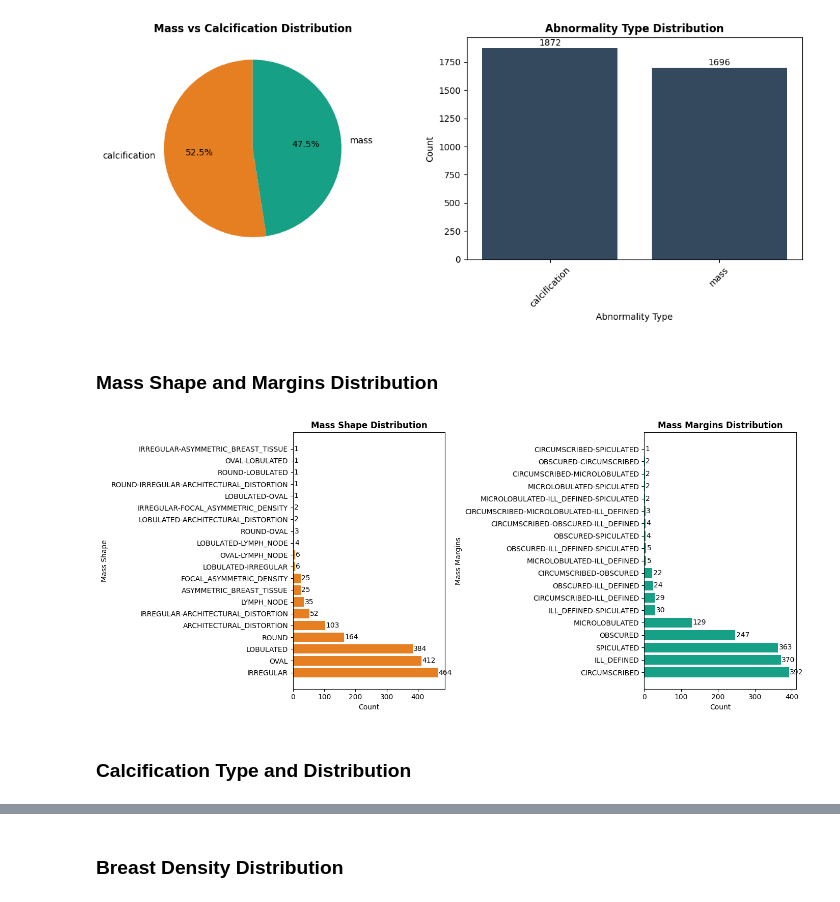
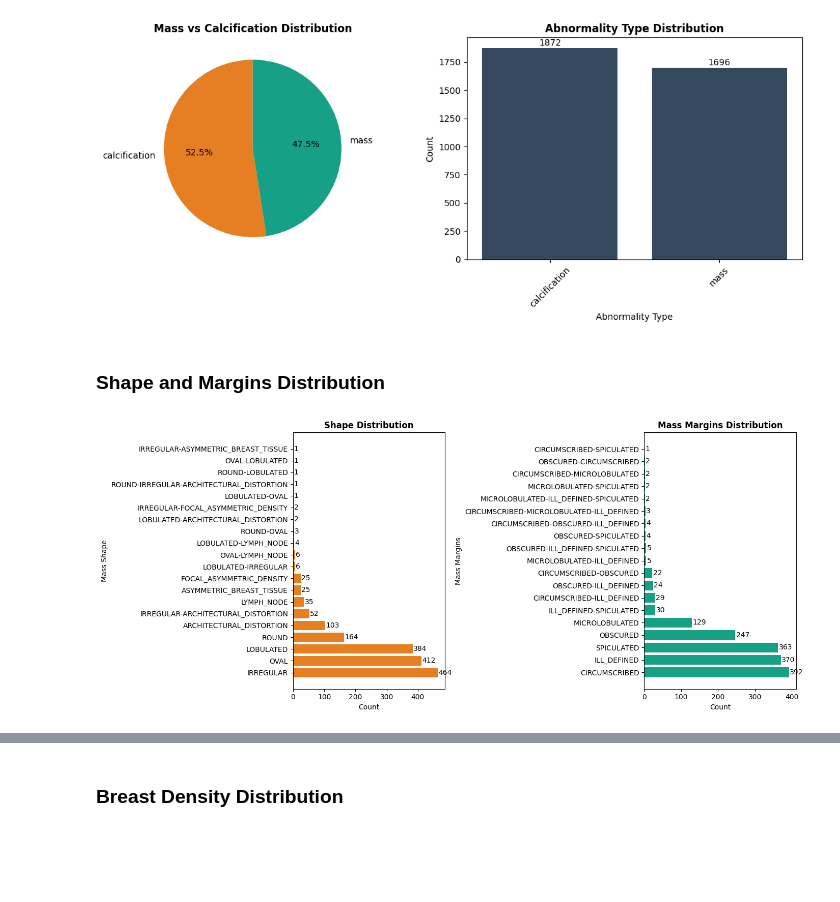
Before and after one commit to lextoumbourou/cm3070-final-project, a Jupyter notebook: notebooks/01-cbis-ddsm.ipynb, the cells around one changed output, grey strips where cells are left out. Saved outputs shown, nothing was run; the diff lists cells and outputs as text; code cells hidden in the pictures; blank space fills up the shorter version.

```diff
--- a/notebooks/01-cbis-ddsm.ipynb
+++ b/notebooks/01-cbis-ddsm.ipynb
@@ -82,0 +94,10 @@ len(all_df[all_df["abnormality type"] == "calcification"].patient_id.unique())
+# %%
+fig, ax = plt.subplots(figsize=(10, 5))
+images_per_patient.value_counts().sort_index().plot(kind='bar', ax=ax, color='#3498db', edgecolor='black')
+ax.set_title('Distribution of Images per Patient', fontsize=12, fontweight='bold')
+ax.set_xlabel('Number of Images')
+ax.set_ylabel('Number of Patients')
+for i, v in enumerate(images_per_patient.value_counts().sort_index().values):
+    ax.text(i, v + 2, str(v), ha='center', va='bottom')
+plt.tight_layout()
+plt.show()
@@ -339,7 +398,7 @@ We explore the distribution over each dataset.
 fig, axes = plt.subplots(1, 3, figsize=(16, 5))
 
 # Overall pathology distribution
-pathology_counts = all_data_df['pathology'].value_counts()
+pathology_counts = all_df['pathology'].value_counts()
 axes[0].bar(pathology_counts.index, pathology_counts.values, color=['#2ecc71', '#3498db', '#e74c3c'])
 axes[0].set_title('Overall Pathology Distribution', fontsize=12, fontweight='bold')
 axes[0].set_xlabel('Pathology')
@@ -349,7 +408,7 @@ for i, v in enumerate(pathology_counts.values):
     axes[0].text(i, v + 5, str(v), ha='center', va='bottom')
 
 # Mass pathology distribution
-mass_pathology = all_mass_df['pathology'].value_counts()
+mass_pathology = all_df[all_df['abnormality type'] == "mass"]['pathology'].value_counts()
 axes[1].bar(mass_pathology.index, mass_pathology.values, color=['#2ecc71', '#3498db', '#e74c3c'])
 axes[1].set_title('Mass Pathology Distribution', fontsize=12, fontweight='bold')
 axes[1].set_xlabel('Pathology')
@@ -359,7 +418,7 @@ for i, v in enumerate(mass_pathology.values):
     axes[1].text(i, v + 5, str(v), ha='center', va='bottom')
 
 # Calcification pathology distribution
-calc_pathology = all_calc_df['pathology'].value_counts()
+calc_pathology = all_df[all_df['abnormality type'] == "calcification"]['pathology'].value_counts()
 axes[2].bar(calc_pathology.index, calc_pathology.values, color=['#2ecc71', '#3498db', '#e74c3c'])
 axes[2].set_title('Calcification Pathology Distribution', fontsize=12, fontweight='bold')
 axes[2].set_xlabel('Pathology')
@@ -380,7 +439,7 @@ The BI-RADS assessment category (0-5) indicates the level of suspicion.
 fig, axes = plt.subplots(1, 2, figsize=(14, 5))
 
 # Overall assessment distribution
-assessment_counts = all_data_df['assessment'].value_counts().sort_index()
+assessment_counts = all_df['assessment'].value_counts().sort_index()
 axes[0].bar(assessment_counts.index.astype(str), assessment_counts.values, color='#9b59b6')
 axes[0].set_title('BI-RADS Assessment Distribution', fontsize=12, fontweight='bold')
 axes[0].set_xlabel('Assessment Category')
@@ -389,7 +448,7 @@ for i, (idx, v) in enumerate(assessment_counts.items()):
     axes[0].text(i, v + 5, str(v), ha='center', va='bottom')
 
 # Assessment by pathology
-pathology_assessment = pd.crosstab(all_data_df['assessment'], all_data_df['pathology'])
+pathology_assessment = pd.crosstab(all_df['assessment'], all_df['pathology'])
 pathology_assessment.plot(kind='bar', ax=axes[1], color=['#2ecc71', '#3498db', '#e74c3c'])
 axes[1].set_title('BI-RADS Assessment by Pathology', fontsize=12, fontweight='bold')
 axes[1].set_xlabel('Assessment Category')
@@ -411,13 +470,13 @@ Pie chart source: https://matplotlib.org/stable/gallery/pie_and_polar_charts/pie
 fig, axes = plt.subplots(1, 2, figsize=(12, 5))
 
 # Abnormality category
-abnormality_counts = all_data_df['abnormality_category'].value_counts()
+abnormality_counts = all_df['abnormality type'].value_counts()
 axes[0].pie(abnormality_counts.values, labels=abnormality_counts.index, autopct='%1.1f%%',
             colors=['#e67e22', '#16a085'], startangle=90)
 axes[0].set_title('Mass vs Calcification Distribution', fontsize=12, fontweight='bold')
 
 # Abnormality type (from the original column)
-abnormality_type_counts = all_data_df['abnormality type'].value_counts()
+abnormality_type_counts = all_df['abnormality type'].value_counts()
 axes[1].bar(abnormality_type_counts.index, abnormality_type_counts.values, color='#34495e')
 axes[1].set_title('Abnormality Type Distribution', fontsize=12, fontweight='bold')
 axes[1].set_xlabel('Abnormality Type')
@@ -431,31 +490,28 @@ plt.show()
 # %% [output]
 [figure]
 # %% [markdown]
-### Mass Shape and Margins Distribution
+### Shape and Margins Distribution
 # %%
 fig, axes = plt.subplots(1, 2, figsize=(14, 6))
 
-# Mass shape
-mass_shape_counts = all_mass_df['mass shape'].value_counts()
-axes[0].barh(mass_shape_counts.index, mass_shape_counts.values, color='#e67e22')
-axes[0].set_title('Mass Shape Distribution', fontsize=12, fontweight='bold')
+shape_counts = all_df['mass shape'].value_counts()
+axes[0].barh(shape_counts.index, shape_counts.values, color='#e67e22')
+axes[0].set_title('Shape Distribution', fontsize=12, fontweight='bold')
 axes[0].set_xlabel('Count')
 axes[0].set_ylabel('Mass Shape')
-for i, v in enumerate(mass_shape_counts.values):
+for i, v in enumerate(shape_counts.values):
     axes[0].text(v + 2, i, str(v), va='center')
 
 # Mass margins
-mass_margins_counts = all_mass_df['mass margins'].value_counts()
-axes[1].barh(mass_margins_counts.index, mass_margins_counts.values, color='#16a085')
+margins_counts = all_df['mass margins'].value_counts()
+axes[1].barh(margins_counts.index, margins_counts.values, color='#16a085')
 axes[1].set_title('Mass Margins Distribution', fontsize=12, fontweight='bold')
 axes[1].set_xlabel('Count')
 axes[1].set_ylabel('Mass Margins')
-for i, v in enumerate(mass_margins_counts.values):
+for i, v in enumerate(margins_counts.values):
     axes[1].text(v + 2, i, str(v), va='center')
 
 plt.tight_layout()
 plt.show()
 # %% [output]
-[figure, old version]
+[figure, new version]
-# %% [markdown]
-### Calcification Type and Distribution
```
Also changed, not shown: parts of 59 cells of this notebook, 1 other file.
